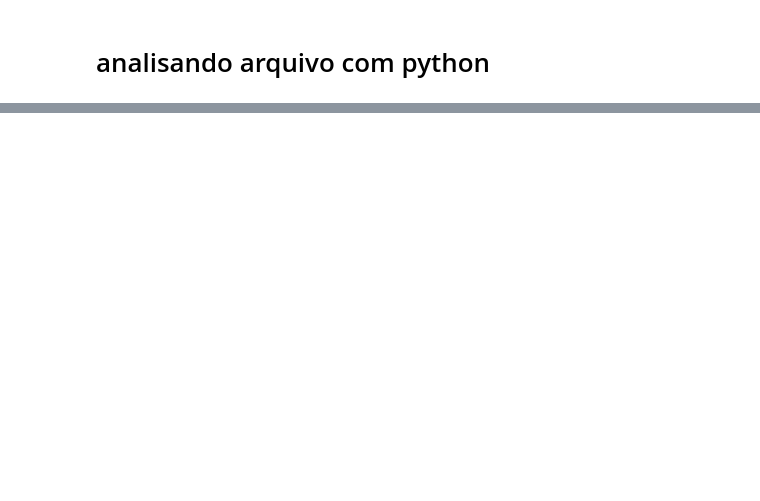
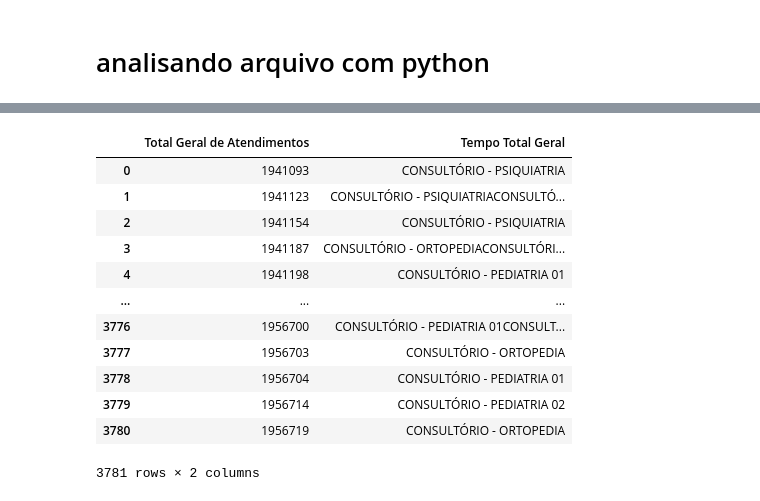
Before and after one commit to Rogeriomld/Profissionais, a Jupyter notebook: arquivo.ipynb, the cells around one changed output, grey strips where cells are left out. Saved outputs shown, nothing was run; the diff lists cells and outputs as text; code cells hidden in the pictures; blank space fills up the shorter version.

```diff
--- a/arquivo.ipynb
+++ b/arquivo.ipynb
@@ -118,0 +102,16 @@ df.head(20)
+# %%
+df_resumo
+# %% [output]
+|  | Total Geral de Atendimentos | Tempo Total Geral |
+| 0 | 1941093 | CONSULTÓRIO - PSIQUIATRIA |
+| 1 | 1941123 | CONSULTÓRIO - PSIQUIATRIACONSULTÓ... |
+| 2 | 1941154 | CONSULTÓRIO - PSIQUIATRIA |
+| 3 | 1941187 | CONSULTÓRIO - ORTOPEDIACONSULTÓRI... |
+| 4 | 1941198 | CONSULTÓRIO - PEDIATRIA 01 |
+| ... | ... | ... |
+| 3776 | 1956700 | CONSULTÓRIO - PEDIATRIA 01CONSULT... |
+| 3777 | 1956703 | CONSULTÓRIO - ORTOPEDIA |
+| 3778 | 1956704 | CONSULTÓRIO - PEDIATRIA 01 |
+| 3779 | 1956714 | CONSULTÓRIO - PEDIATRIA 02 |
+| 3780 | 1956719 | CONSULTÓRIO - ORTOPEDIA |
+3781 rows × 2 columns
```
Also changed, not shown: parts of 21 cells of this notebook, 1 other file.
